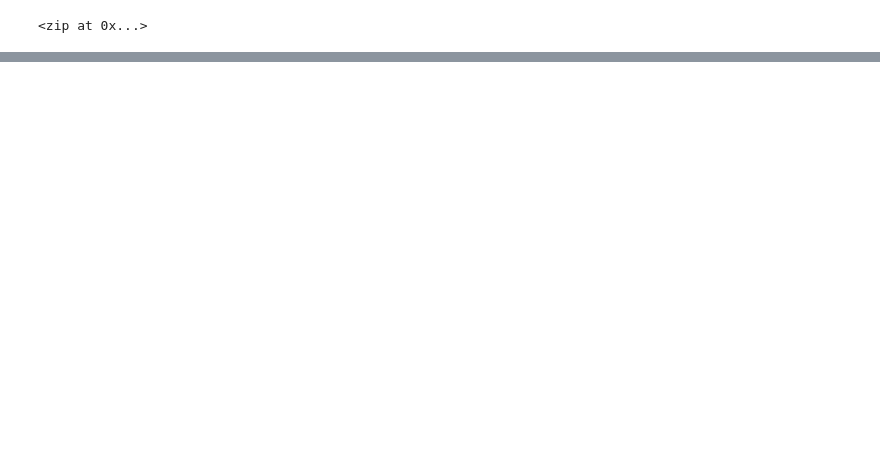
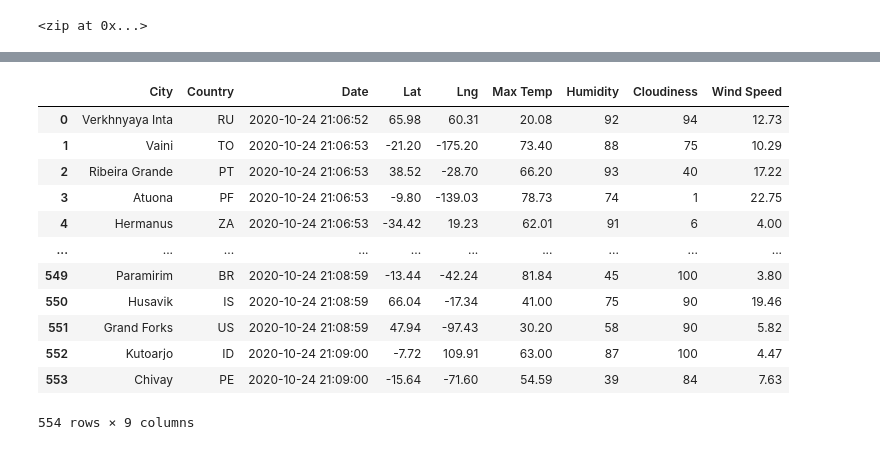
Before and after one commit to holleyvoegtle/World_Weather_Analysis, a Jupyter notebook: WeatherPy.ipynb, the cells around one changed output, grey strips where cells are left out. Drawn from its saved outputs; the diff is of its cells as text; code cells hidden in the pictures; blank space fills up the shorter version.

```diff
--- a/WeatherPy.ipynb
+++ b/WeatherPy.ipynb
@@ -31,0 +38,4 @@ len(cities)
+# %%
+# Starting URL for Weather Map API Call.
+url = "http://api.openweathermap.org/data/2.5/weather?units=Imperial&APPID=" + weather_api_key
+print(url)
@@ -31,0 +125,4 @@ len(cities)
+# %%
+# Convert the array of dictionaries to a Pandas DataFrame.
+city_data_df = pd.DataFrame(city_data)
+city_data_df.head(10)
@@ -31,0 +141,18 @@ len(cities)
+# %%
+new_order_data_df = ["City", "Country", "Date", "Lat", "Lng", "Max Temp", "Humidity", "Cloudiness", "Wind Speed"]
+city_data_df = city_data_df[new_order_data_df]
+city_data_df
+# %% [output]
+|  | City | Country | Date | Lat | Lng | Max Temp | Humidity | Cloudiness | Wind Speed |
+| 0 | Verkhnyaya Inta | RU | 2020-10-24 21:06:52 | 65.98 | 60.31 | 20.08 | 92 | 94 | 12.73 |
+| 1 | Vaini | TO | 2020-10-24 21:06:53 | -21.20 | -175.20 | 73.40 | 88 | 75 | 10.29 |
+| 2 | Ribeira Grande | PT | 2020-10-24 21:06:53 | 38.52 | -28.70 | 66.20 | 93 | 40 | 17.22 |
+| 3 | Atuona | PF | 2020-10-24 21:06:53 | -9.80 | -139.03 | 78.73 | 74 | 1 | 22.75 |
+| 4 | Hermanus | ZA | 2020-10-24 21:06:53 | -34.42 | 19.23 | 62.01 | 91 | 6 | 4.00 |
+| ... | ... | ... | ... | ... | ... | ... | ... | ... | ... |
+| 549 | Paramirim | BR | 2020-10-24 21:08:59 | -13.44 | -42.24 | 81.84 | 45 | 100 | 3.80 |
+| 550 | Husavik | IS | 2020-10-24 21:08:59 | 66.04 | -17.34 | 41.00 | 75 | 90 | 19.46 |
+| 551 | Grand Forks | US | 2020-10-24 21:08:59 | 47.94 | -97.43 | 30.20 | 58 | 90 | 5.82 |
+| 552 | Kutoarjo | ID | 2020-10-24 21:09:00 | -7.72 | 109.91 | 63.00 | 87 | 100 | 4.47 |
+| 553 | Chivay | PE | 2020-10-24 21:09:00 | -15.64 | -71.60 | 54.59 | 39 | 84 | 7.63 |
+554 rows × 9 columns
```
Also changed, not shown: parts of 7 cells of this notebook, 3 other files.
